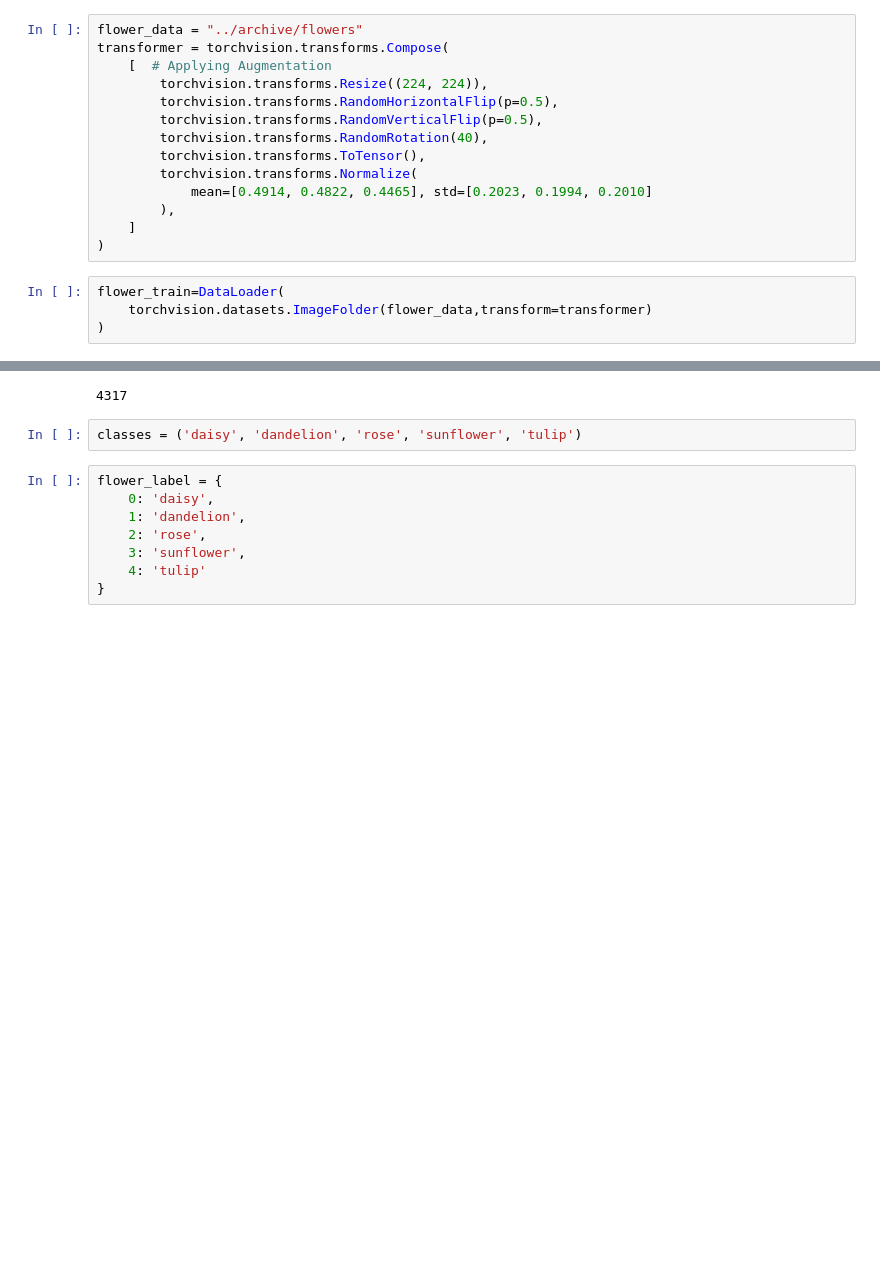
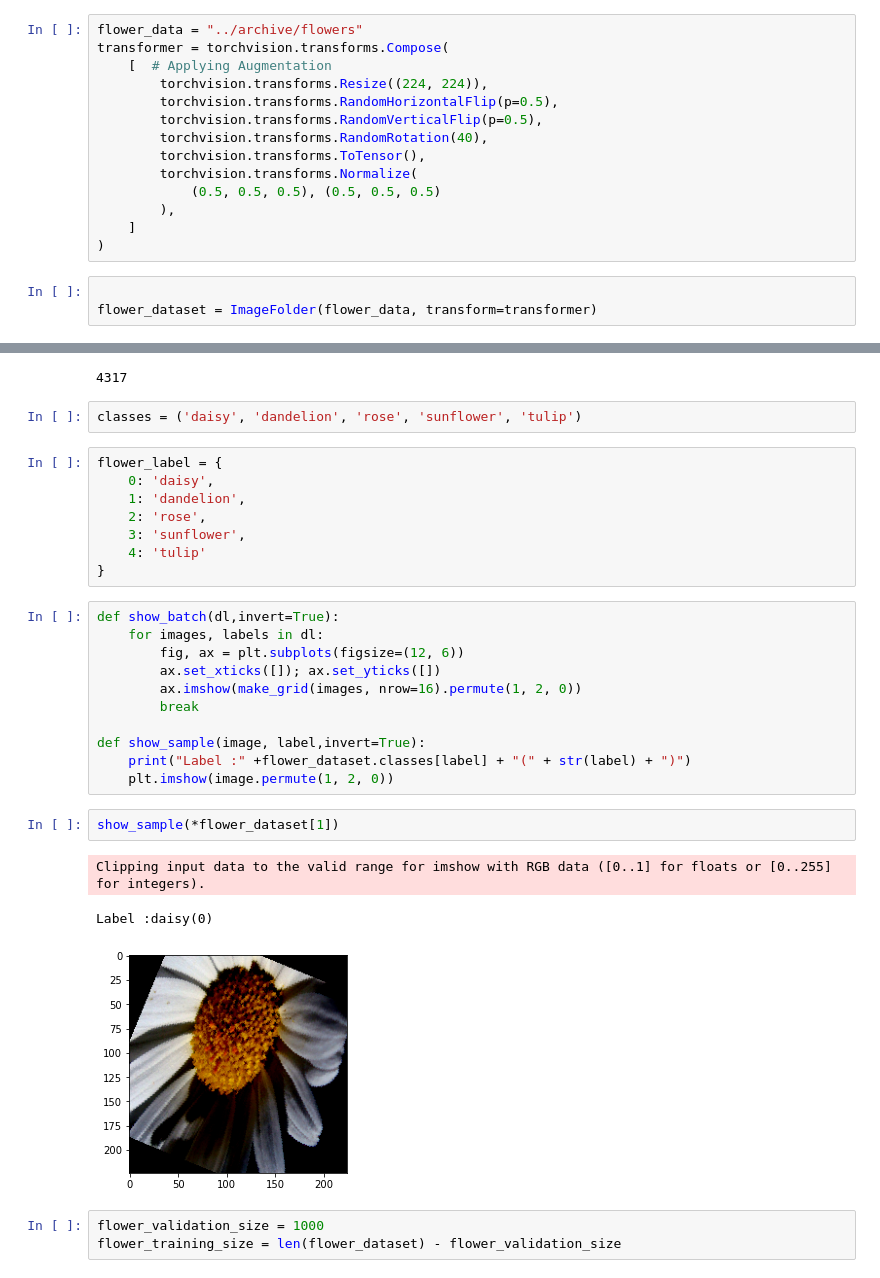
Before and after one commit to AishwaryaKalmangi/Flower-Recognition, a Jupyter notebook: Final-Flower.ipynb, the cells around one changed output, grey strips where cells are left out. Drawn from its saved outputs; the diff is of its cells as text; blank space fills up the shorter version.

```diff
--- a/Final-Flower.ipynb
+++ b/Final-Flower.ipynb
@@ -27,12 +27,11 @@ transformer = torchvision.transforms.Compose(
         torchvision.transforms.RandomRotation(40),
         torchvision.transforms.ToTensor(),
         torchvision.transforms.Normalize(
-            mean=[0.4914, 0.4822, 0.4465], std=[0.2023, 0.1994, 0.2010]
+            (0.5, 0.5, 0.5), (0.5, 0.5, 0.5)
         ),
     ]
 )
 # %%
-flower_train=DataLoader(
-    torchvision.datasets.ImageFolder(flower_data,transform=transformer)
-)
+
+flower_dataset = ImageFolder(flower_data, transform=transformer)
 # %%
@@ -49,3 +48,23 @@ flower_label = {
     3: 'sunflower',
     4: 'tulip'
 }
+# %%
+def show_batch(dl,invert=True):
+    for images, labels in dl:
+        fig, ax = plt.subplots(figsize=(12, 6))
+        ax.set_xticks([]); ax.set_yticks([])
+        ax.imshow(make_grid(images, nrow=16).permute(1, 2, 0))
+        break
+
+def show_sample(image, label,invert=True):
+    print("Label :" +flower_dataset.classes[label] + "(" + str(label) + ")")
+    plt.imshow(image.permute(1, 2, 0))
+# %%
+show_sample(*flower_dataset[1])
+# %% [output]
+Clipping input data to the valid range for imshow with RGB data ([0..1] for floats or [0..255] for integers).
+Label :daisy(0)
+[figure, added]
+# %%
+flower_validation_size = 1000
+flower_training_size = len(flower_dataset) - flower_validation_size
```
Also changed, not shown: parts of 15 cells of this notebook.
